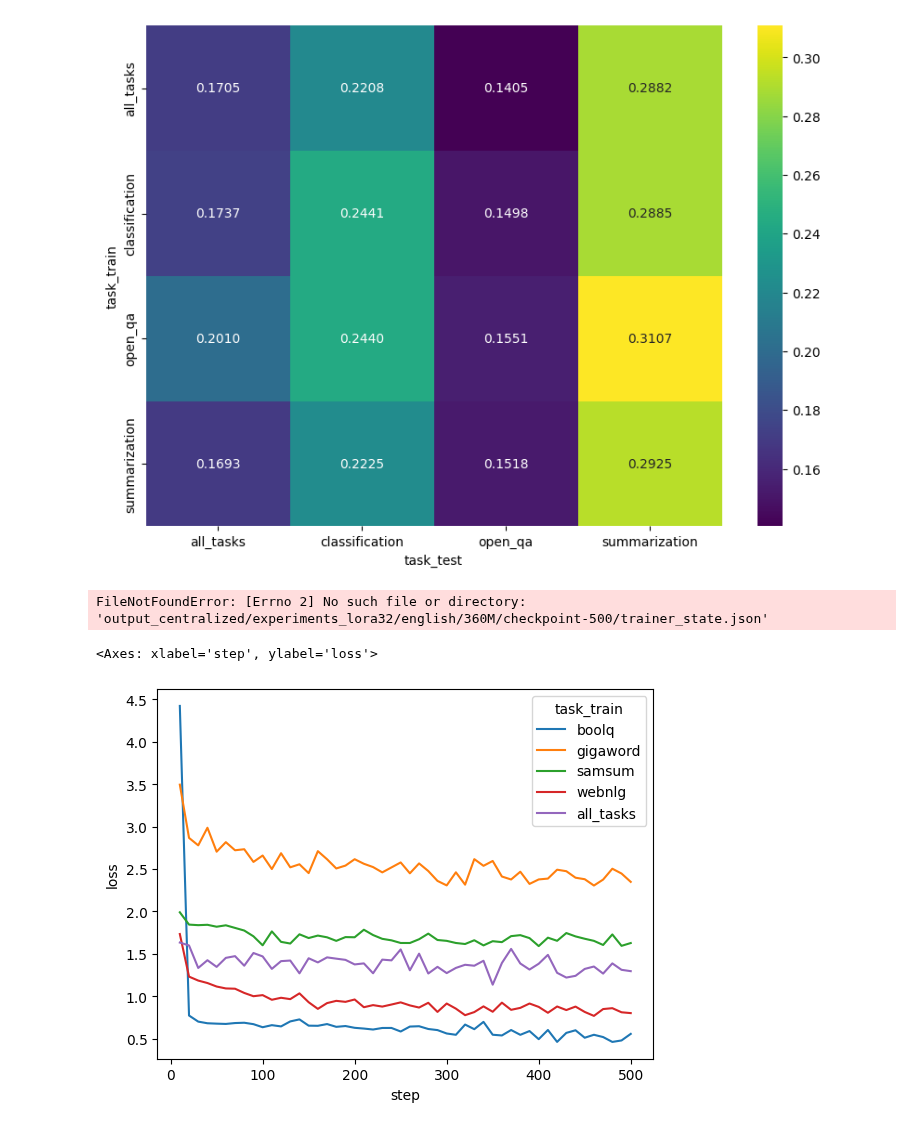
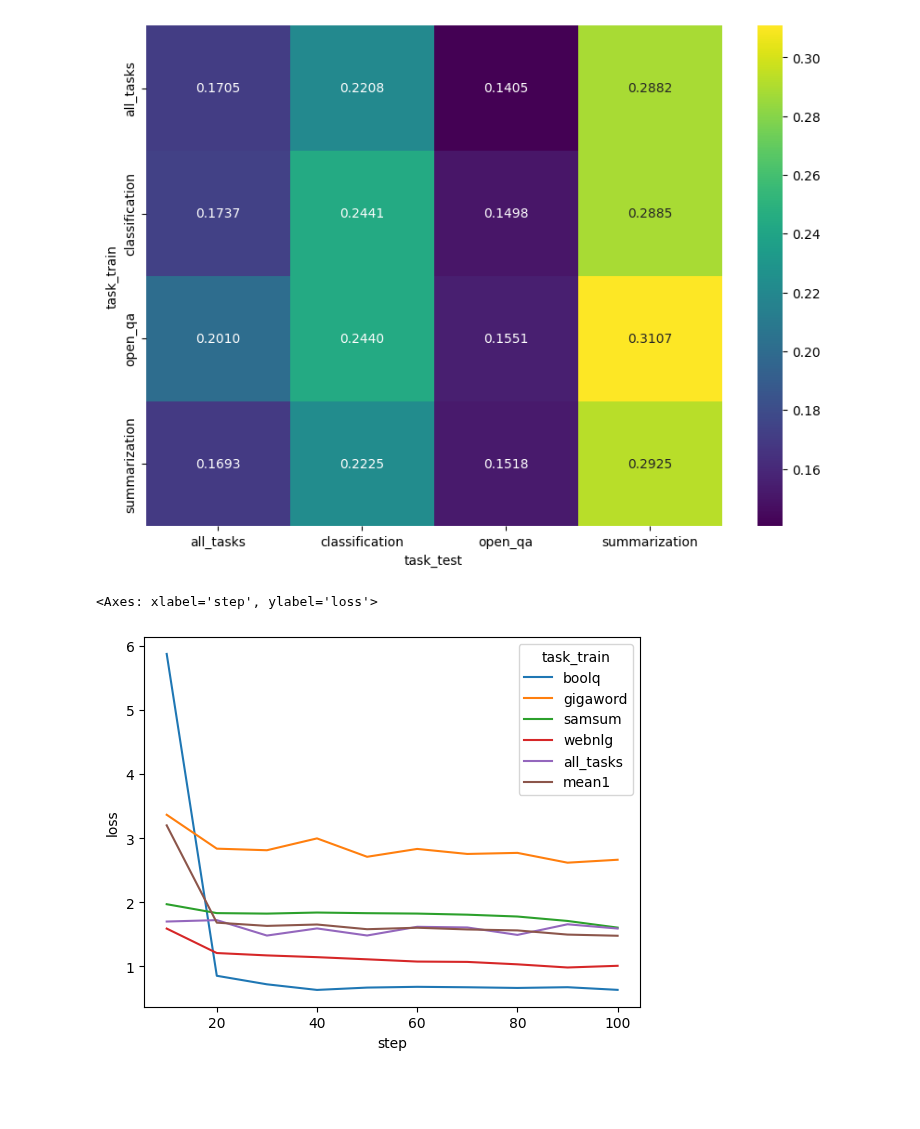
Before and after one commit to GabrielTalasso/FT_LLM_FL, a Jupyter notebook: eval_rouge.ipynb, the cells around one changed output. Cells and saved outputs as stored; diff of their text form; code cells hidden in the pictures; blank space fills up the shorter version.

Commit message:
results multtask scenario

```diff
--- a/eval_rouge.ipynb
+++ b/eval_rouge.ipynb
@@ -95,8 +96,8 @@ tasks_test =  ['summarization', 'classification', 'open_qa', 'all_tasks']
 tasks_train = ['english', 'spanish', 'german', 'portuguese', 'swedish', 'all_languages']
 tasks_test = ['english', 'spanish', 'german', 'portuguese', 'swedish', 'all_languages']
 
-tasks_train = ['boolq', 'gigaword', 'samsum', 'webnlg', 'all_tasks']
-tasks_test = ['boolq', 'gigaword', 'samsum', 'webnlg', 'all_tasks']
+tasks_train = ['all_tasks', 'boolq', 'webnlg', 'samsum', 'gigaword']
+tasks_test = ['all_tasks', 'boolq', 'webnlg', 'samsum', 'gigaword']
 
 results_ds = pd.DataFrame()
 
@@ -156,13 +157,14 @@ model = '1.7B'
 model = '360M'
 
 results_ds = pd.DataFrame()
-tasks_train = ['summarization', 'classification', 'open_qa', 'all_tasks']
-tasks_train = ['english', 'spanish', 'german', 'portuguese', 'swedish', 'all_languages']
-#tasks_train = ['boolq', 'gigaword', 'samsum', 'webnlg', 'all_tasks']
+#tasks_train = ['summarization', 'classification', 'open_qa', 'all_tasks']
+#tasks_train = ['english', 'spanish', 'turkish', 'portuguese', 'dutch', 'all_languages']
+
+tasks_train = ['boolq', 'gigaword', 'samsum', 'webnlg', 'all_tasks']
 
 for task_train in tasks_train:
 
-    path = f'output_centralized/experiments_lora32/{task_train}/{model}/checkpoint-500/trainer_state.json'
+    path = f'output_centralized/experiments_wo_formatting/{task_train}/{model}/checkpoint-100/trainer_state.json'
 
     with open(path, 'r') as f:
 
@@ -171,14 +173,28 @@ for task_train in tasks_train:
         results['task_train'] = task_train
         results['eval_loss'] = results['eval_loss']
         results_ds = pd.concat([results_ds, results], axis=0, ignore_index=True)
-# %% [output]
-FileNotFoundError: [Errno 2] No such file or directory: 'output_centralized/experiments_lora32/english/360M/checkpoint-500/trainer_state.json'
+# %%
+# Filter results for boolq and gigaword
+bg = results_ds[results_ds['task_train'].isin(['boolq', 'gigaword', 'samsum', 'webnlg'])]
+
+# Compute the mean loss per step
+mean1 = bg.groupby('step', as_index=False)['loss'].mean()
+mean1['task_train'] = 'mean1'
+
+# Make sure all required columns are present (fill missing ones with NaN)
+for col in results_ds.columns:
+    if col not in mean1.columns:
+        mean1[col] = np.nan
+mean1 = mean1[results_ds.columns]
+
+# Append the new task rows to results_ds
+results_ds = pd.concat([results_ds, mean1], axis=0, ignore_index=True)
 # %%
-results_ds = results_ds.set_index(['task_train', 'epoch'])
+results_ds = results_ds.set_index(['task_train', 'epoch']).reset_index()
 sns.lineplot(data=results_ds, x='step', y='loss', hue='task_train')
 # %% [output]
 <Axes: xlabel='step', ylabel='loss'>
-[figure, old version]
+[figure, new version]
 # %%
 results_eval = results_ds.reset_index()[['eval_loss', 'task_train', 'step']].dropna()
 sns.lineplot(data=results_eval, x='step', y='eval_loss', hue='task_train')
```
Also changed, not shown: parts of 5 cells of this notebook, 16 other files.
